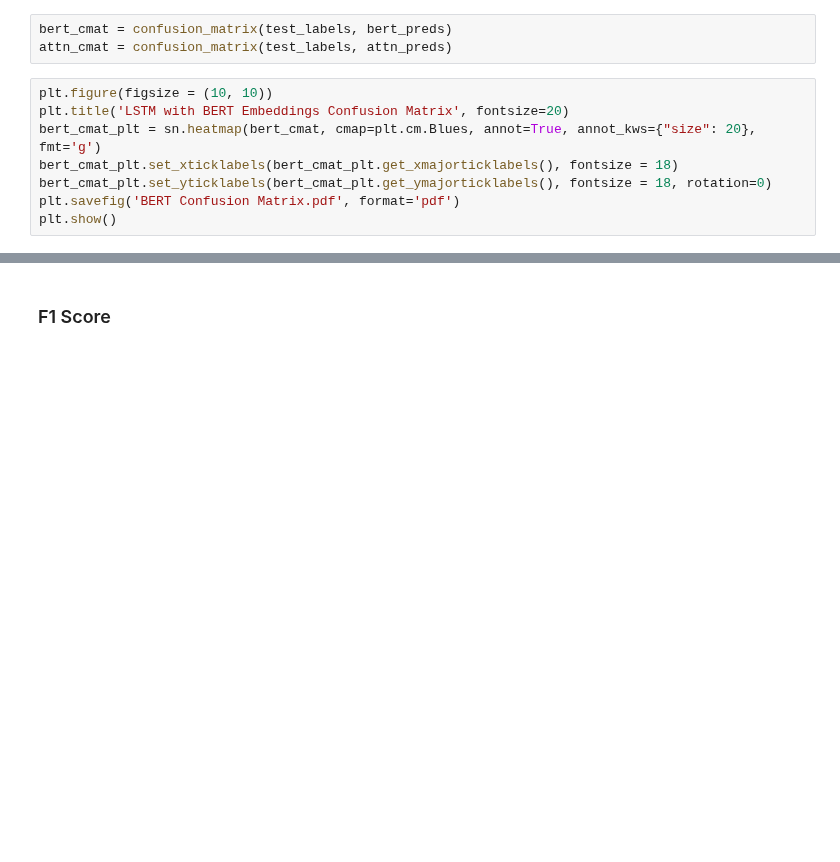
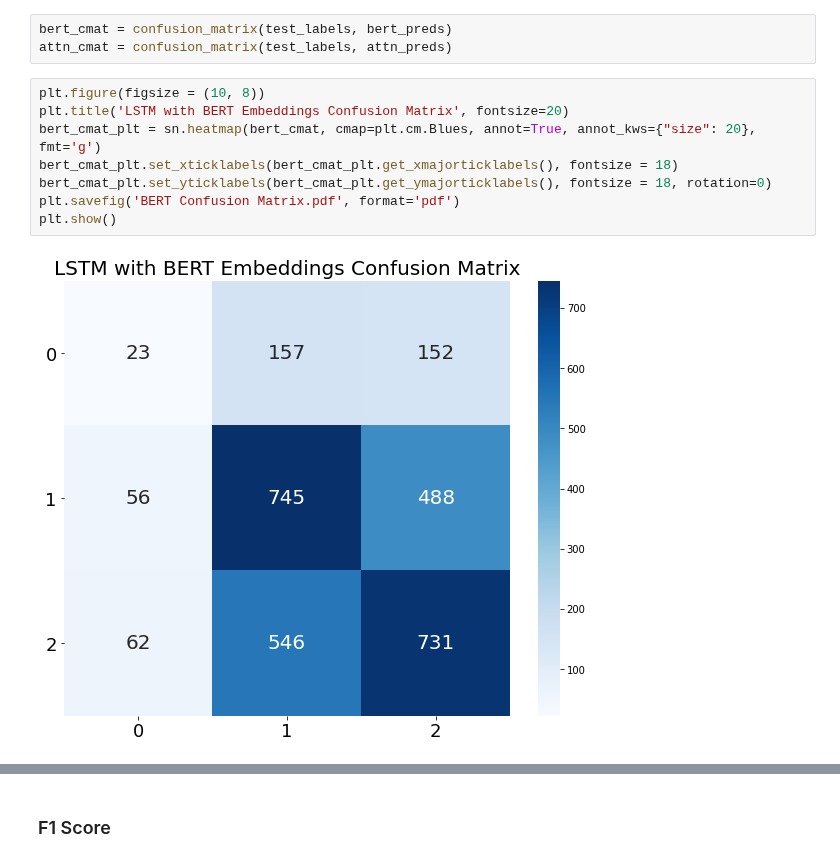
Before and after one commit to willburr/humorous-headlines, a Jupyter notebook: main.ipynb, the cells around one changed output, grey strips where cells are left out. Saved outputs shown, nothing was run; the diff lists cells and outputs as text; blank space fills up the shorter version.

```diff
--- a/main.ipynb
+++ b/main.ipynb
@@ -1166,11 +1353,13 @@ attn_preds = list(attn_preds['pred'])
 bert_cmat = confusion_matrix(test_labels, bert_preds)
 attn_cmat = confusion_matrix(test_labels, attn_preds)
 # %%
-plt.figure(figsize = (10, 10))
+plt.figure(figsize = (10, 8))
 plt.title('LSTM with BERT Embeddings Confusion Matrix', fontsize=20)
 bert_cmat_plt = sn.heatmap(bert_cmat, cmap=plt.cm.Blues, annot=True, annot_kws={"size": 20}, fmt='g')
 bert_cmat_plt.set_xticklabels(bert_cmat_plt.get_xmajorticklabels(), fontsize = 18)
 bert_cmat_plt.set_yticklabels(bert_cmat_plt.get_ymajorticklabels(), fontsize = 18, rotation=0)
 plt.savefig('BERT Confusion Matrix.pdf', format='pdf')
 plt.show()
+# %% [output]
+[figure, added]
 # %%
```
Also changed, not shown: parts of 20 cells of this notebook.
